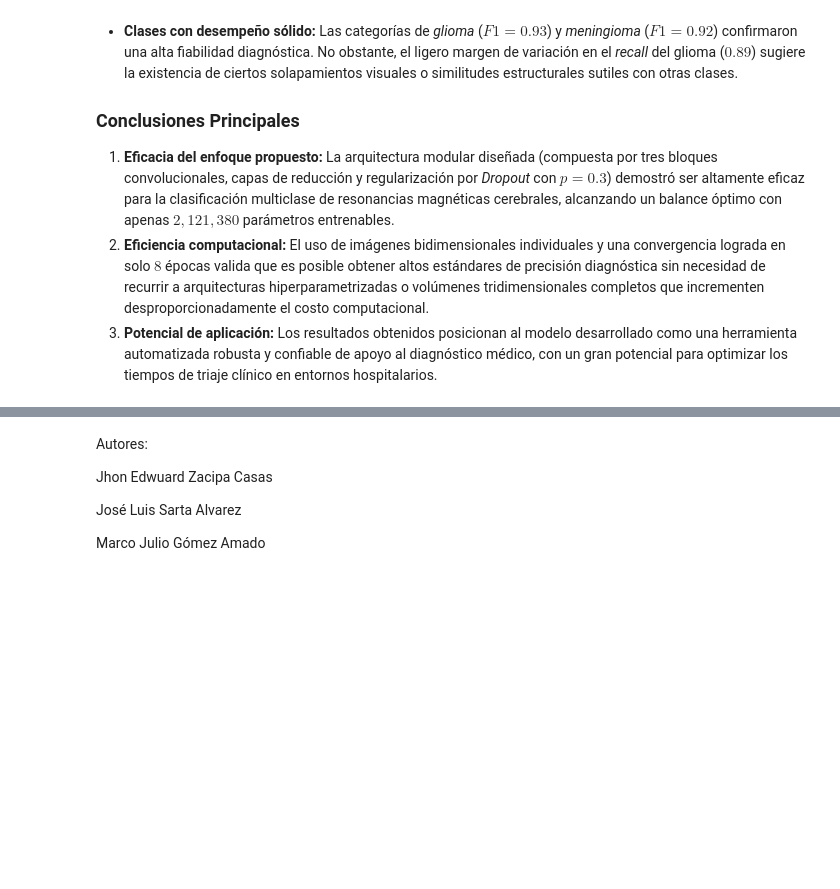
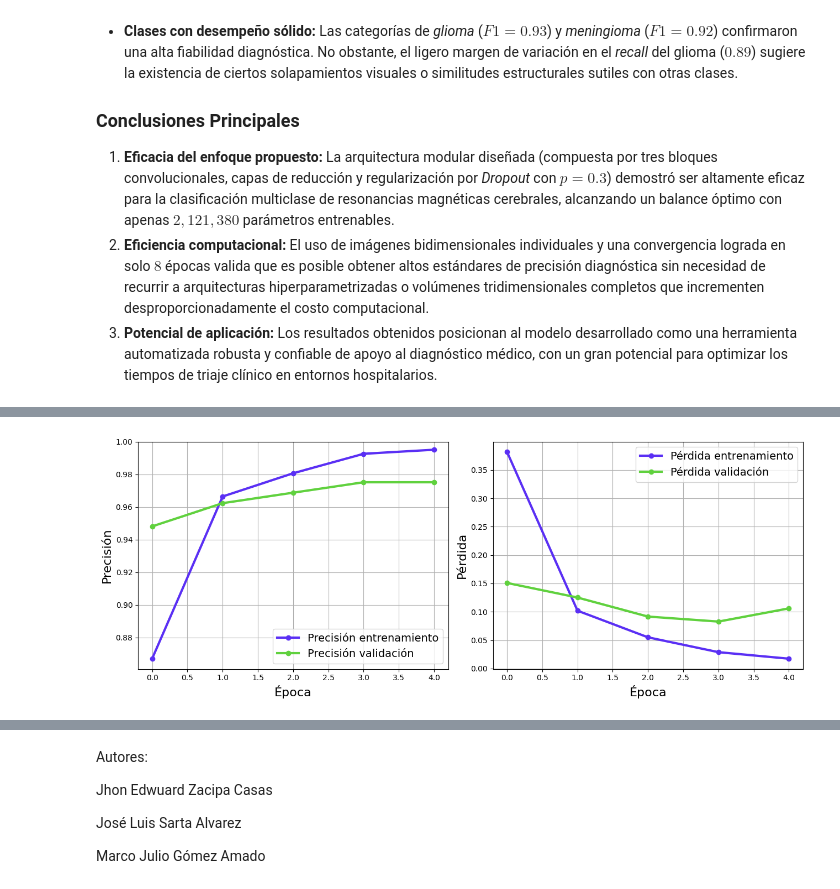
Before and after one commit to margomeza16/deep_leraning, a Jupyter notebook: MiniProyecto1.ipynb, the cells around one changed output, grey strips where cells are left out. Drawn from its saved outputs; the diff is of its cells as text; code cells hidden in the pictures; blank space fills up the shorter version.

```diff
--- a/MiniProyecto1.ipynb
+++ b/MiniProyecto1.ipynb
@@ -732,0 +873,4 @@ La evaluación sobre el conjunto de prueba ($1405$ imágenes) arrojó una **prec
+# %%
+# Idenfificar el nombre de las capas de la red
+model = models.resnet18(weights=models.ResNet18_Weights.DEFAULT)
+print(model)
@@ -732,0 +923,21 @@ La evaluación sobre el conjunto de prueba ($1405$ imágenes) arrojó una **prec
+# %%
+# Instanciar el modelo de Fine-Tuning
+model_finetune = get_finetuned_resnet_model().to(device)
+# Función de pérdida
+criterion = nn.CrossEntropyLoss()
+
+# Optimizador filtrando únicamente los parámetros que tienen requires_grad = True (layer4 + el clasificador)
+optimizer = optim.Adam(
+    filter(lambda p: p.requires_grad, model_finetune.parameters()), lr=1e-4
+)
+
+# Ejecutar el entrenamiento del modelo con Fine-Tuning
+history_finetune = train_model(
+    model=model_finetune,
+    train_loader=train_loader,
+    test_loader=test_loader,
+    optimizer=optimizer,
+    epochs=5,
+    criterion=criterion,
+    device=device,
+)
@@ -732,0 +950,4 @@ La evaluación sobre el conjunto de prueba ($1405$ imágenes) arrojó una **prec
+# %%
+visualization_history(history_finetune)
+# %% [output]
+[figure, added]
```
Also changed, not shown: parts of 29 cells of this notebook.
